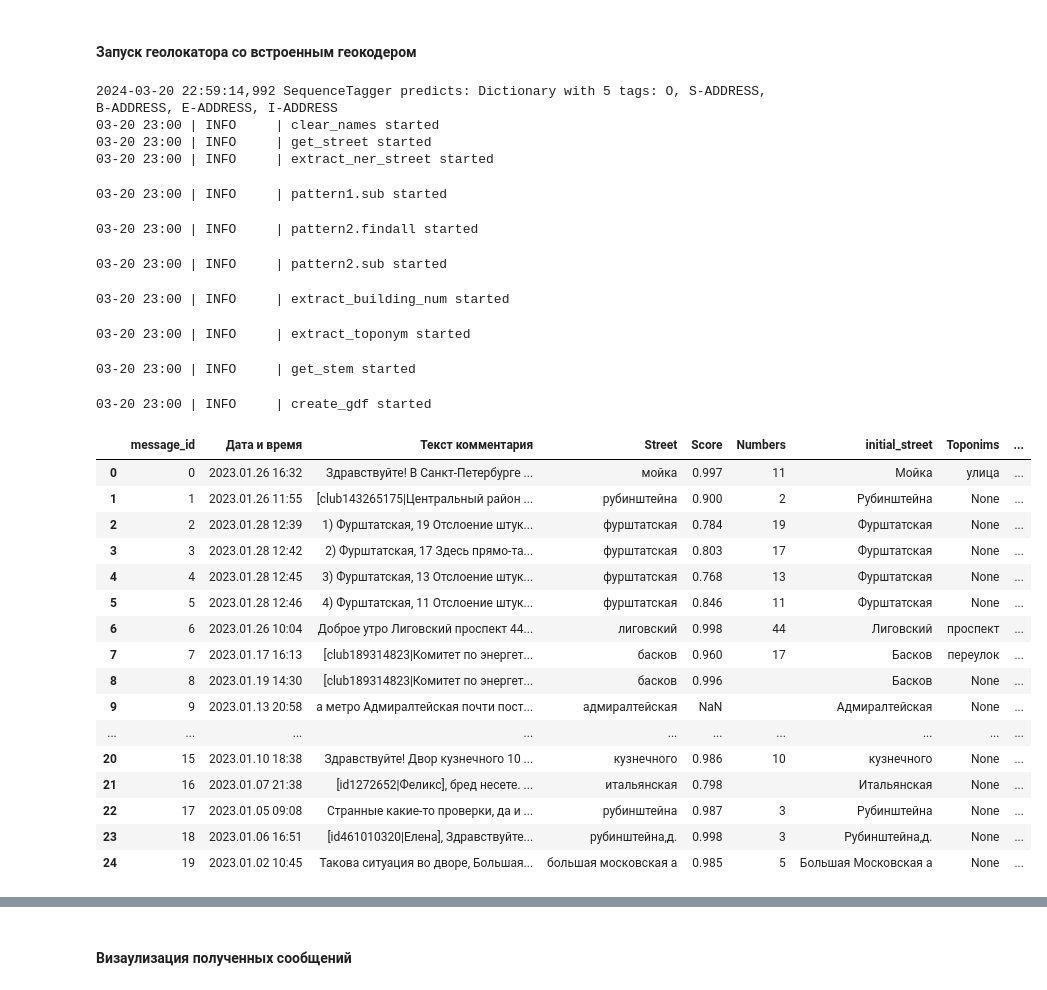
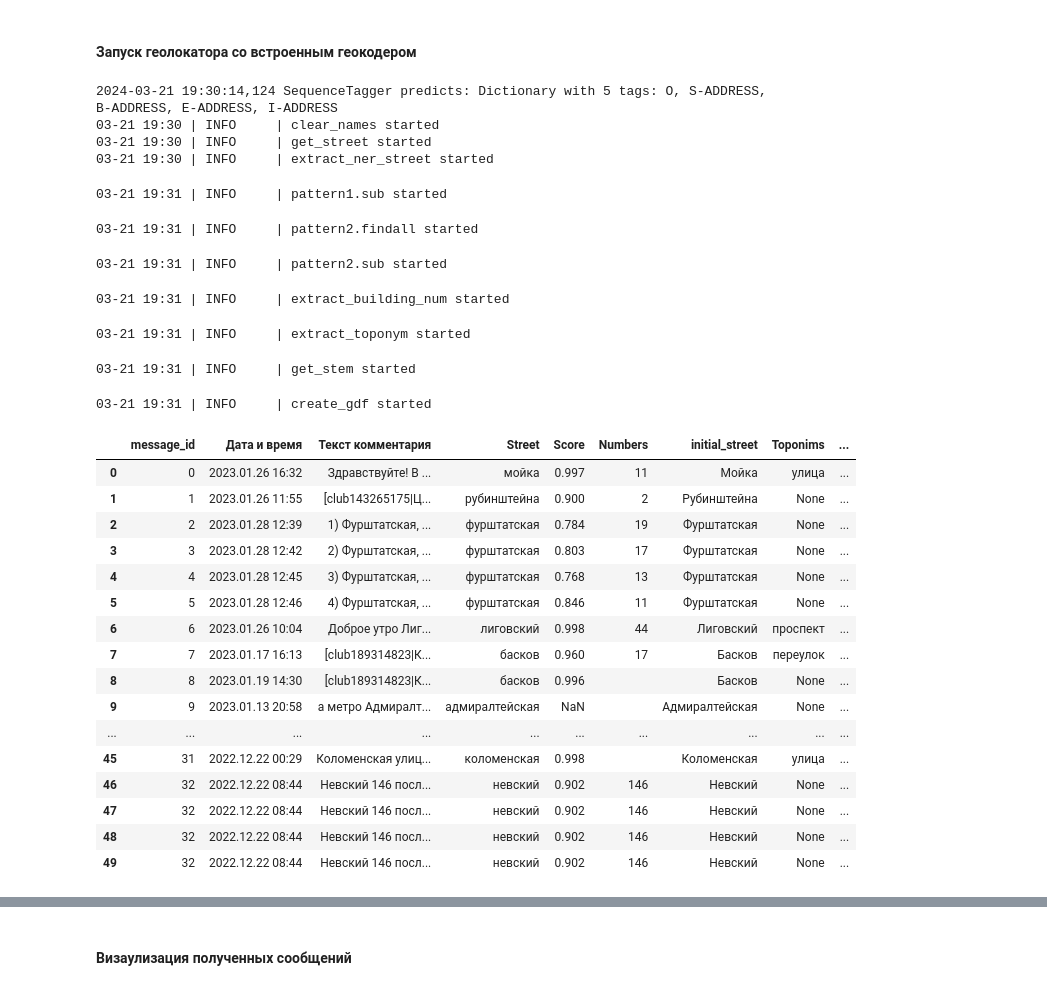
Before and after one commit to Sandrro/sloyka, a Jupyter notebook: examples/geocoder_example.ipynb, the cells around one changed output, grey strips where cells are left out. Drawn from its saved outputs; the diff is of its cells as text; code cells hidden in the pictures.

Commit message:
fix/geocoder: prevent dropping rows without location toponim

```diff
--- a/examples/geocoder_example.ipynb
+++ b/examples/geocoder_example.ipynb
@@ -38,39 +38,39 @@ df.head()
 # %% [markdown]
 #### Запуск геолокатора со встроенным геокодером
 # %%
-result = Geocoder().run(df[:20], text_column='Текст комментария')
+result = Geocoder().run(df, text_column='Текст комментария')
 # %% [output]
-2024-03-20 22:59:14,992 SequenceTagger predicts: Dictionary with 5 tags: O, S-ADDRESS, B-ADDRESS, E-ADDRESS, I-ADDRESS
-03-20 23:00 | INFO     | clear_names started
-03-20 23:00 | INFO     | get_street started
-03-20 23:00 | INFO     | extract_ner_street started
+2024-03-21 19:30:14,124 SequenceTagger predicts: Dictionary with 5 tags: O, S-ADDRESS, B-ADDRESS, E-ADDRESS, I-ADDRESS
+03-21 19:30 | INFO     | clear_names started
+03-21 19:30 | INFO     | get_street started
+03-21 19:30 | INFO     | extract_ner_street started
-03-20 23:00 | INFO     | pattern1.sub started
+03-21 19:31 | INFO     | pattern1.sub started
-03-20 23:00 | INFO     | pattern2.findall started
+03-21 19:31 | INFO     | pattern2.findall started
-03-20 23:00 | INFO     | pattern2.sub started
+03-21 19:31 | INFO     | pattern2.sub started
-03-20 23:00 | INFO     | extract_building_num started
+03-21 19:31 | INFO     | extract_building_num started
-03-20 23:00 | INFO     | extract_toponym started
+03-21 19:31 | INFO     | extract_toponym started
-03-20 23:00 | INFO     | get_stem started
+03-21 19:31 | INFO     | get_stem started
-03-20 23:00 | INFO     | create_gdf started
+03-21 19:31 | INFO     | create_gdf started
 # %%
-result
+result[:50]
 # %% [output]
 |  | message_id | Дата и время | Текст комментария | Street | Score | Numbers | initial_street | Toponims | ... |
-| 0 | 0 | 2023.01.26 16:32 | Здравствуйте! В Санкт-Петербурге ... | мойка | 0.997 | 11 | Мойка | улица | ... |
-| 1 | 1 | 2023.01.26 11:55 | [club143265175|Центральный район ... | рубинштейна | 0.900 | 2 | Рубинштейна | None | ... |
-| 2 | 2 | 2023.01.28 12:39 | 1) Фурштатская, 19 Отслоение штук... | фурштатская | 0.784 | 19 | Фурштатская | None | ... |
-| 3 | 3 | 2023.01.28 12:42 | 2) Фурштатская, 17 Здесь прямо-та... | фурштатская | 0.803 | 17 | Фурштатская | None | ... |
-| 4 | 4 | 2023.01.28 12:45 | 3) Фурштатская, 13 Отслоение штук... | фурштатская | 0.768 | 13 | Фурштатская | None | ... |
-| 5 | 5 | 2023.01.28 12:46 | 4) Фурштатская, 11 Отслоение штук... | фурштатская | 0.846 | 11 | Фурштатская | None | ... |
-| 6 | 6 | 2023.01.26 10:04 | Доброе утро Лиговский проспект 44... | лиговский | 0.998 | 44 | Лиговский | проспект | ... |
-| 7 | 7 | 2023.01.17 16:13 | [club189314823|Комитет по энергет... | басков | 0.960 | 17 | Басков | переулок | ... |
-| 8 | 8 | 2023.01.19 14:30 | [club189314823|Комитет по энергет... | басков | 0.996 |  | Басков | None | ... |
-| 9 | 9 | 2023.01.13 20:58 | а метро Адмиралтейская почти пост... | адмиралтейская | NaN |  | Адмиралтейская | None | ... |
+| 0 | 0 | 2023.01.26 16:32 | Здравствуйте! В ... | мойка | 0.997 | 11 | Мойка | улица | ... |
+| 1 | 1 | 2023.01.26 11:55 | [club143265175|Ц... | рубинштейна | 0.900 | 2 | Рубинштейна | None | ... |
+| 2 | 2 | 2023.01.28 12:39 | 1) Фурштатская, ... | фурштатская | 0.784 | 19 | Фурштатская | None | ... |
+| 3 | 3 | 2023.01.28 12:42 | 2) Фурштатская, ... | фурштатская | 0.803 | 17 | Фурштатская | None | ... |
+| 4 | 4 | 2023.01.28 12:45 | 3) Фурштатская, ... | фурштатская | 0.768 | 13 | Фурштатская | None | ... |
+| 5 | 5 | 2023.01.28 12:46 | 4) Фурштатская, ... | фурштатская | 0.846 | 11 | Фурштатская | None | ... |
+| 6 | 6 | 2023.01.26 10:04 | Доброе утро Лиг... | лиговский | 0.998 | 44 | Лиговский | проспект | ... |
+| 7 | 7 | 2023.01.17 16:13 | [club189314823|К... | басков | 0.960 | 17 | Басков | переулок | ... |
+| 8 | 8 | 2023.01.19 14:30 | [club189314823|К... | басков | 0.996 |  | Басков | None | ... |
+| 9 | 9 | 2023.01.13 20:58 | а метро Адмиралт... | адмиралтейская | NaN |  | Адмиралтейская | None | ... |
 | ... | ... | ... | ... | ... | ... | ... | ... | ... | ... |
-| 20 | 15 | 2023.01.10 18:38 | Здравствуйте! Двор кузнечного 10 ... | кузнечного | 0.986 | 10 | кузнечного | None | ... |
-| 21 | 16 | 2023.01.07 21:38 | [id1272652|Феликс], бред несете. ... | итальянская | 0.798 |  | Итальянская | None | ... |
-| 22 | 17 | 2023.01.05 09:08 | Странные какие-то проверки, да и ... | рубинштейна | 0.987 | 3 | Рубинштейна | None | ... |
-| 23 | 18 | 2023.01.06 16:51 | [id461010320|Елена], Здравствуйте... | рубинштейна,д. | 0.998 | 3 | Рубинштейна,д. | None | ... |
-| 24 | 19 | 2023.01.02 10:45 | Такова ситуация во дворе, Большая... | большая московская а | 0.985 | 5 | Большая Московская а | None | ... |
+| 45 | 31 | 2022.12.22 00:29 | Коломенская улиц... | коломенская | 0.998 |  | Коломенская | улица | ... |
+| 46 | 32 | 2022.12.22 08:44 | Невский 146 посл... | невский | 0.902 | 146 | Невский | None | ... |
+| 47 | 32 | 2022.12.22 08:44 | Невский 146 посл... | невский | 0.902 | 146 | Невский | None | ... |
+| 48 | 32 | 2022.12.22 08:44 | Невский 146 посл... | невский | 0.902 | 146 | Невский | None | ... |
+| 49 | 32 | 2022.12.22 08:44 | Невский 146 посл... | невский | 0.902 | 146 | Невский | None | ... |
 # %%
 pd.set_option('display.max_colwidth', 20)
 pd.reset_option('display.width', 10)
```
Also changed, not shown: parts of 1 cell of this notebook, 1 other file.
